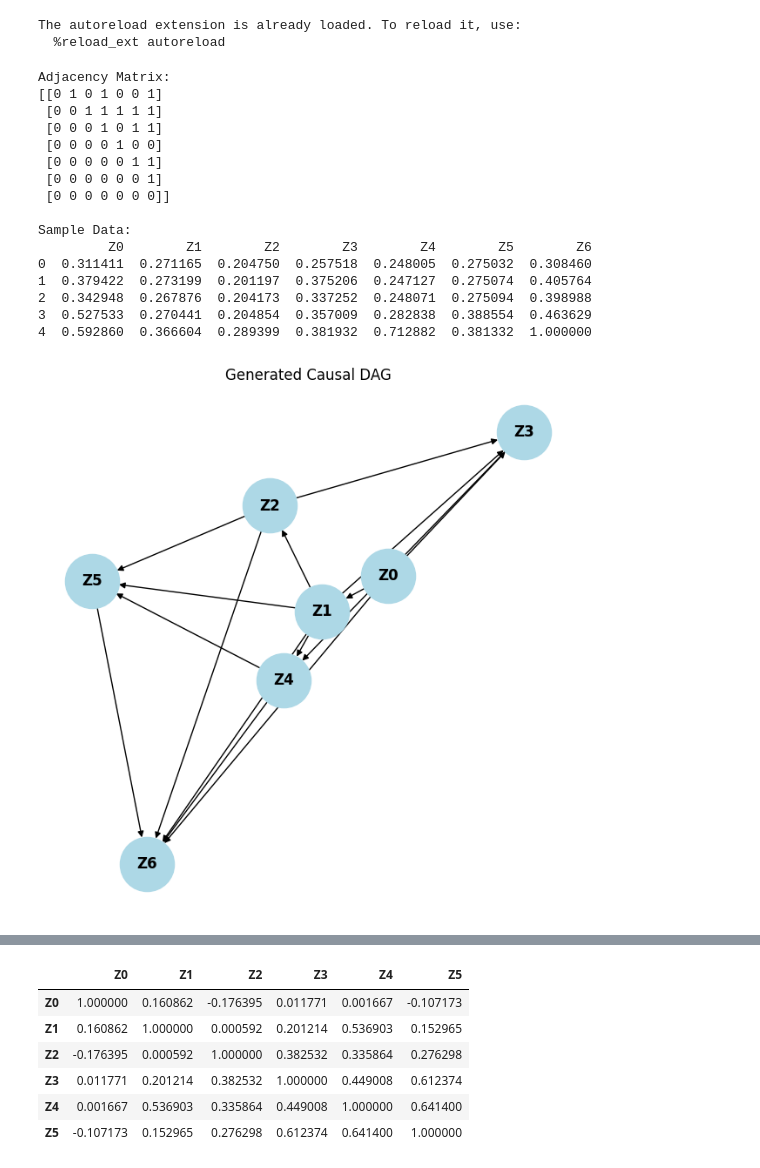
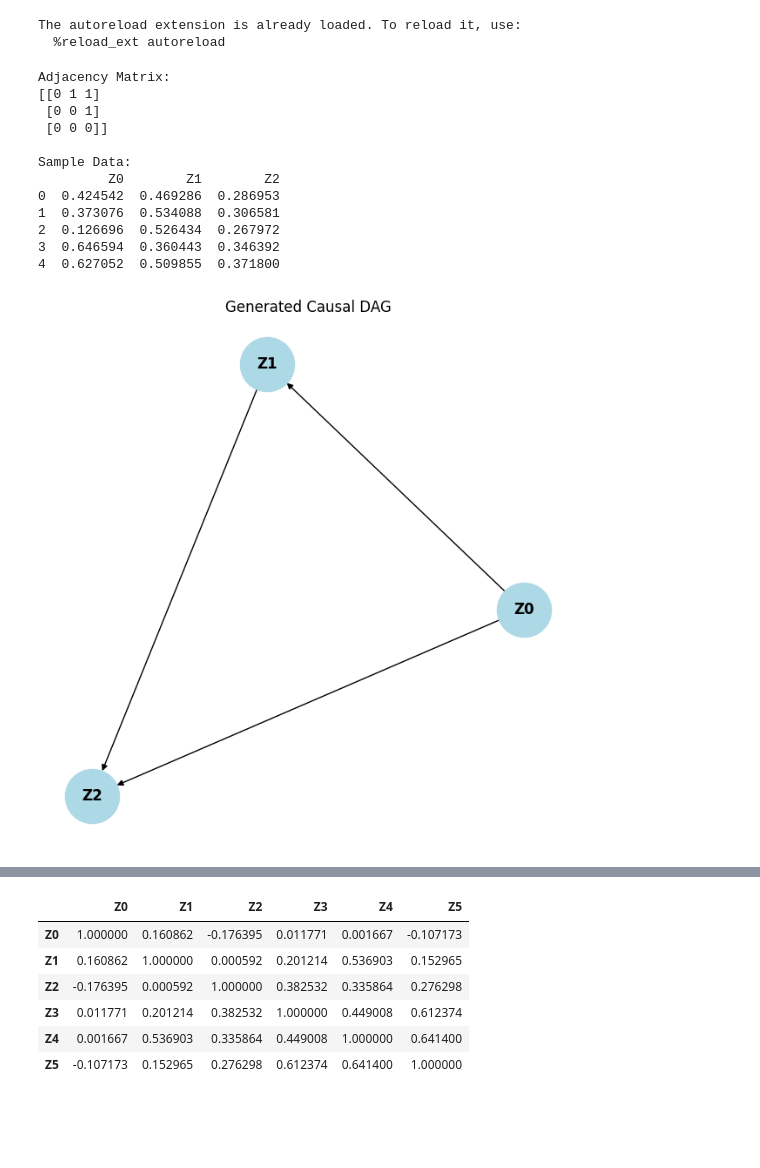
Before and after one commit to wasimahmadpk/cdmi, a Jupyter notebook: src/scms.ipynb, the cells around one changed output, grey strips where cells are left out. Drawn from its saved outputs; the diff is of its cells as text; code cells hidden in the pictures; blank space fills up the shorter version.

```diff
--- a/src/scms.ipynb
+++ b/src/scms.ipynb
@@ -21,37 +21,33 @@ from src.TSGen import CausalSimulator
 
 np.random.seed(1)
 # %%
-n_nodes = 7     # Total variables (10 variables)
+n_nodes = 3  # Total variables (10 variables)
 edge_prob = 0.66      # Probability of edge creation
 nonlinear_prob = 0.7   # Chance of nonlinearity per edge
 
-sim = RandomCausalSimulator(n_nodes, edge_prob, nonlinear_prob, 0.0, seed=42)
+sim = CausalSimulator(n_nodes, edge_prob, nonlinear_prob, 0.0, seed=42)
 df, graph = sim.simulate()  # Only df and adj returned
 
 print("Adjacency Matrix:")
 print(graph)
 print("\nSample Data:")
 print(df.head())
 
 sim.draw_dag()
 # %% [output]
 Adjacency Matrix:
-[[0 1 0 1 0 0 1]
- [0 0 1 1 1 1 1]
- [0 0 0 1 0 1 1]
- [0 0 0 0 1 0 0]
- [0 0 0 0 0 1 1]
- [0 0 0 0 0 0 1]
- [0 0 0 0 0 0 0]]
+[[0 1 1]
+ [0 0 1]
+ [0 0 0]]
 
 Sample Data:
-         Z0        Z1        Z2        Z3        Z4        Z5        Z6
-0  0.311411  0.271165  0.204750  0.257518  0.248005  0.275032  0.308460
-1  0.379422  0.273199  0.201197  0.375206  0.247127  0.275074  0.405764
-2  0.342948  0.267876  0.204173  0.337252  0.248071  0.275094  0.398988
-3  0.527533  0.270441  0.204854  0.357009  0.282838  0.388554  0.463629
-4  0.592860  0.366604  0.289399  0.381932  0.712882  0.381332  1.000000
+         Z0        Z1        Z2
+0  0.424542  0.469286  0.286953
+1  0.373076  0.534088  0.306581
+2  0.126696  0.526434  0.267972
+3  0.646594  0.360443  0.346392
+4  0.627052  0.509855  0.371800
-[figure, old version]
+[figure, new version]
 # %%
 df.iloc[:100, ].plot()
 # %% [output]
```
Also changed, not shown: parts of 2 cells of this notebook, 2 other files.
